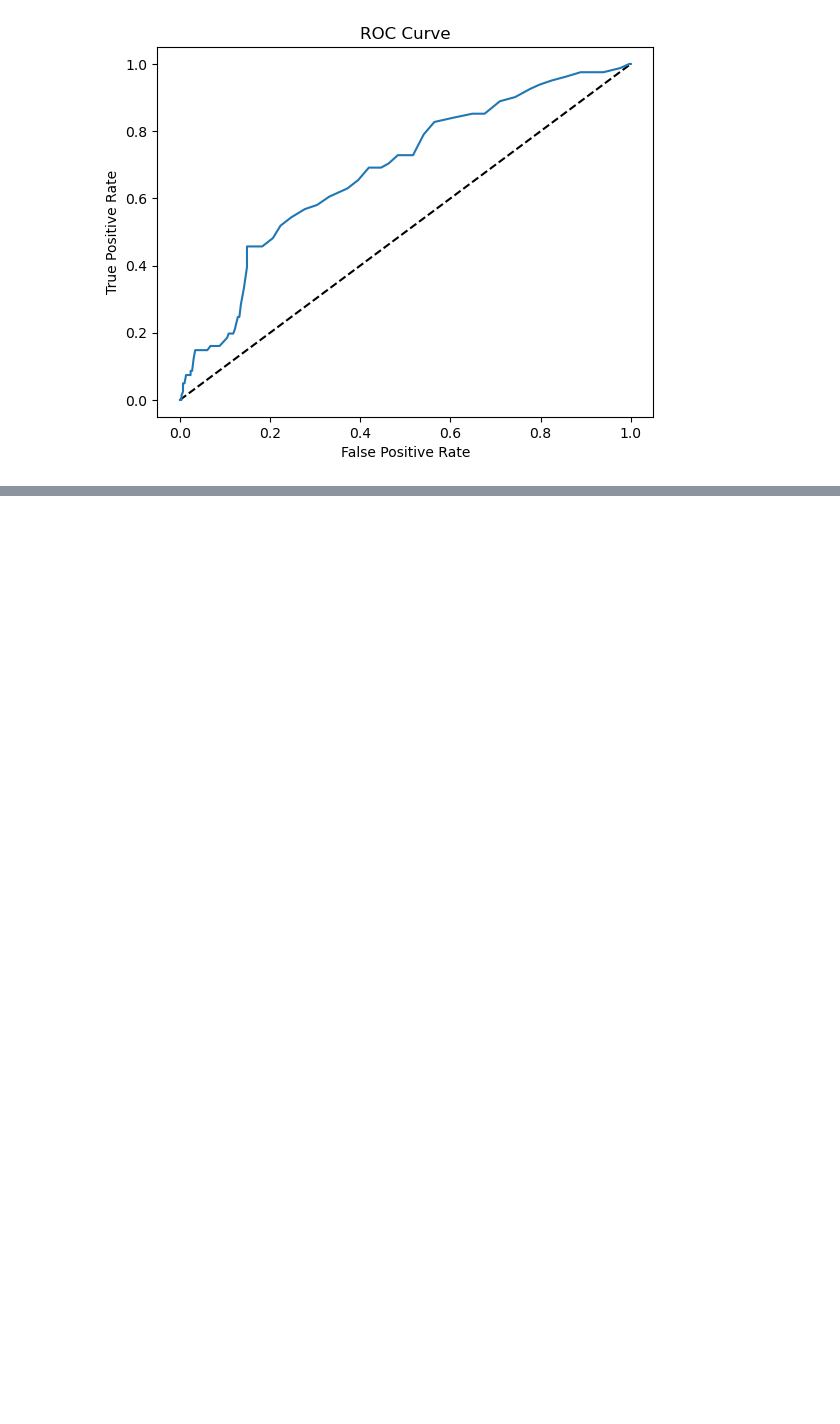
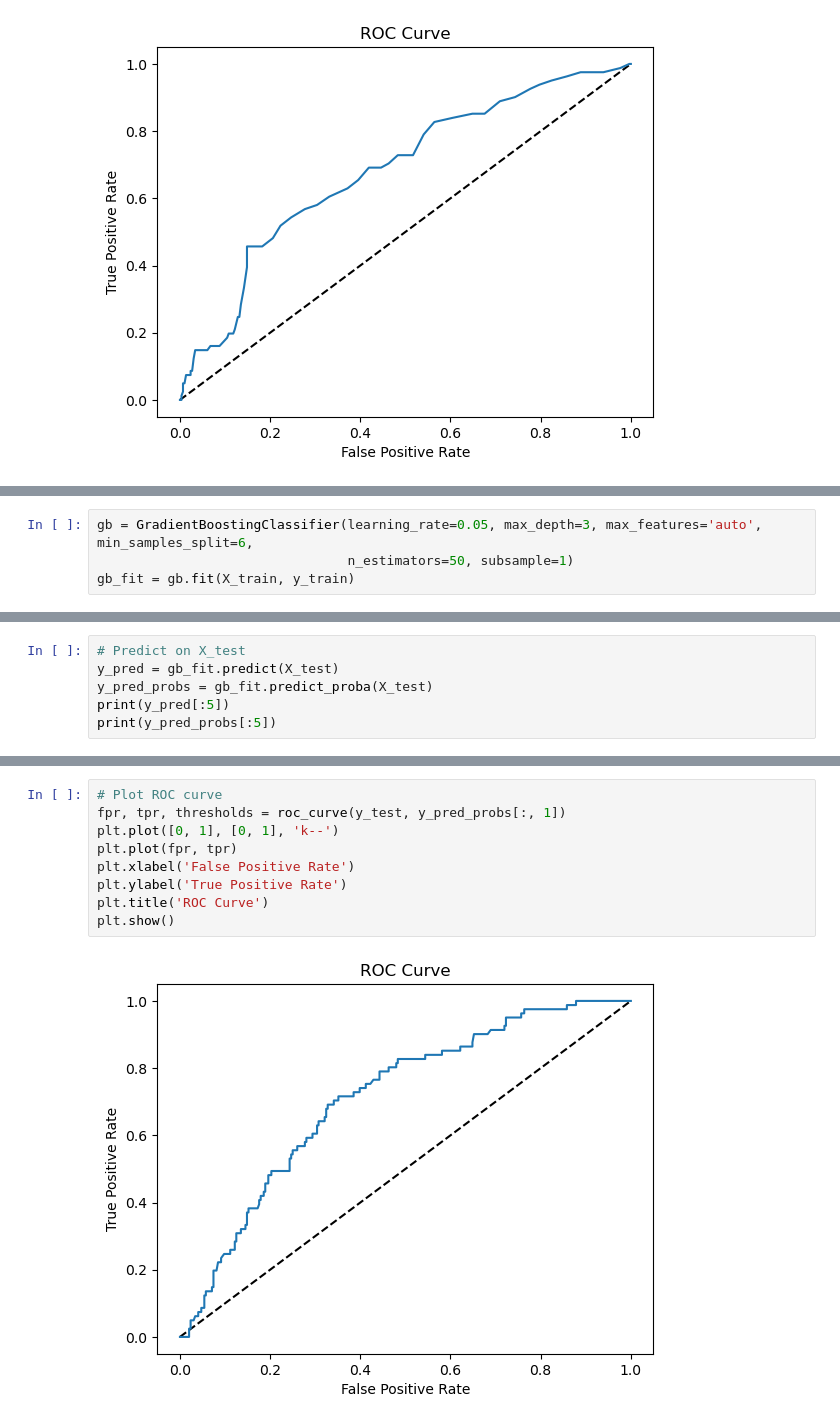
Before and after one commit to thanhn1/Capstone-Two, a Jupyter notebook: Notebooks/Step5_modeling.ipynb, the cells around one changed output, grey strips where cells are left out. Drawn from its saved outputs; the diff is of its cells as text; blank space fills up the shorter version.

```diff
--- a/Notebooks/Step5_modeling.ipynb
+++ b/Notebooks/Step5_modeling.ipynb
@@ -221,0 +906,4 @@ When evaluating new model, probably good idea to delete all model and parameters
+# %%
+gb = GradientBoostingClassifier(learning_rate=0.05, max_depth=3, max_features='auto', min_samples_split=6,
+                                n_estimators=50, subsample=1)
+gb_fit = gb.fit(X_train, y_train)
@@ -221,0 +938,6 @@ When evaluating new model, probably good idea to delete all model and parameters
+# %%
+# Predict on X_test
+y_pred = gb_fit.predict(X_test)
+y_pred_probs = gb_fit.predict_proba(X_test)
+print(y_pred[:5])
+print(y_pred_probs[:5])
@@ -221,0 +978,11 @@ When evaluating new model, probably good idea to delete all model and parameters
+# %%
+# Plot ROC curve
+fpr, tpr, thresholds = roc_curve(y_test, y_pred_probs[:, 1])
+plt.plot([0, 1], [0, 1], 'k--')
+plt.plot(fpr, tpr)
+plt.xlabel('False Positive Rate')
+plt.ylabel('True Positive Rate')
+plt.title('ROC Curve')
+plt.show()
+# %% [output]
+[figure, added]
```
Also changed, not shown: parts of 148 cells of this notebook, 1 other file.
